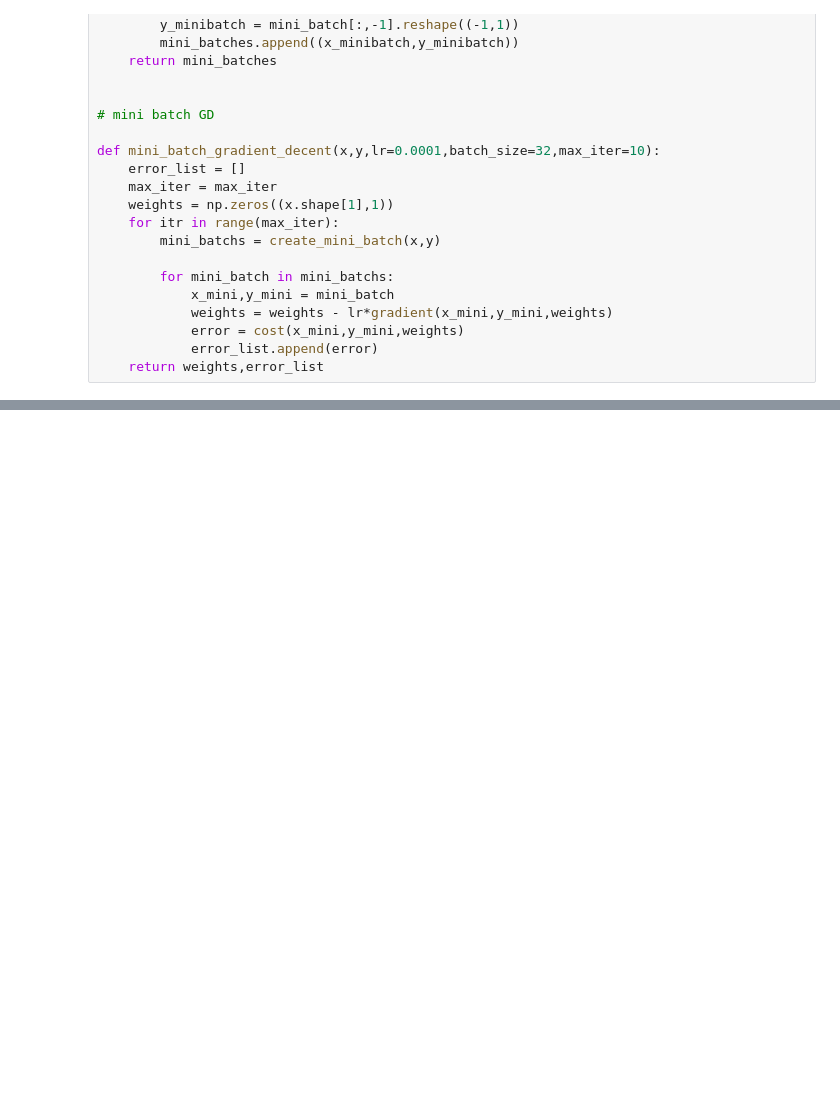
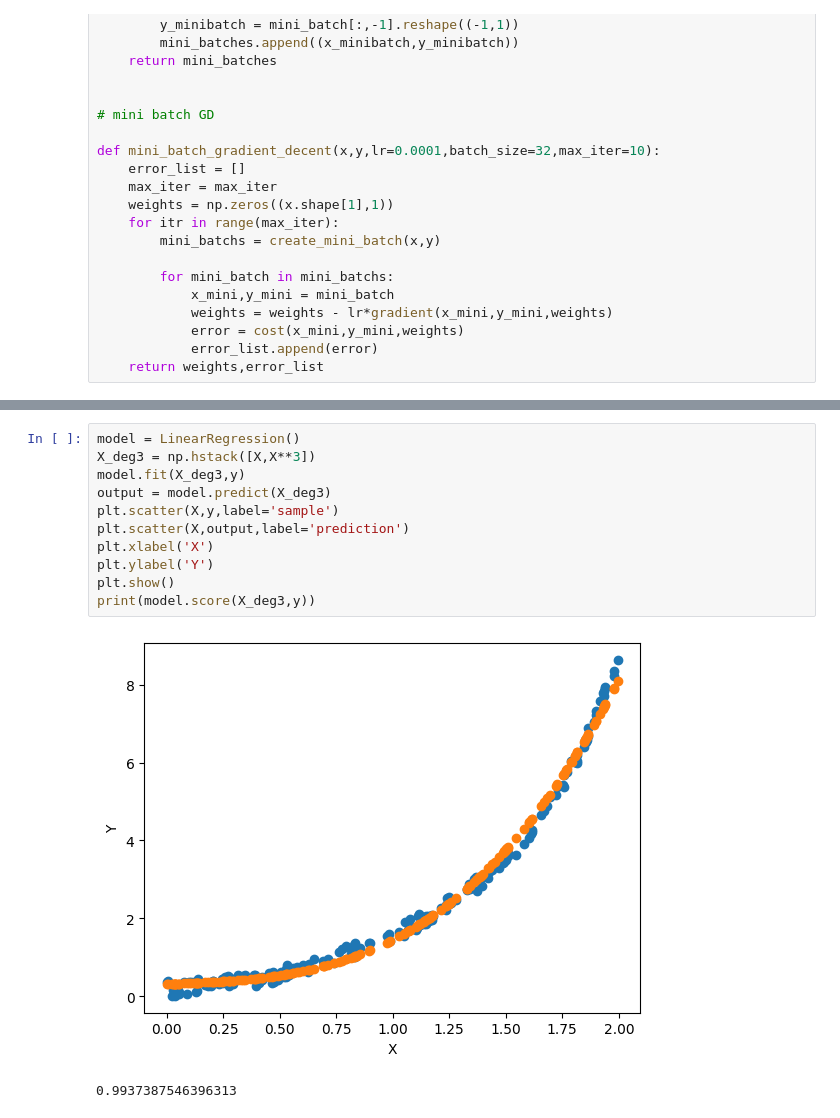
Before and after one commit to GauravDaharia20/Scaler-Projects, a Jupyter notebook: Machine Learning/Stochastic-&-Mini-Batch-Gradient-Descent-Polynomal-Regression.ipynb, the cells around one changed output, grey strips where cells are left out. Cells and saved outputs as stored; diff of their text form; blank space fills up the shorter version.

```diff
--- a/Machine Learning/Stochastic-&-Mini-Batch-Gradient-Descent-Polynomal-Regression.ipynb
+++ b/Machine Learning/Stochastic-&-Mini-Batch-Gradient-Descent-Polynomal-Regression.ipynb
@@ -117,0 +163,14 @@ w_1 =  [[1.04152637]]
+# %%
+model = LinearRegression()
+X_deg3 = np.hstack([X,X**3])
+model.fit(X_deg3,y)
+output = model.predict(X_deg3)
+plt.scatter(X,y,label='sample')
+plt.scatter(X,output,label='prediction')
+plt.xlabel('X')
+plt.ylabel('Y')
+plt.show()
+print(model.score(X_deg3,y))
+# %% [output]
+[figure, added]
+0.9937387546396313
```
Also changed, not shown: parts of 13 cells of this notebook, 2 other files.
